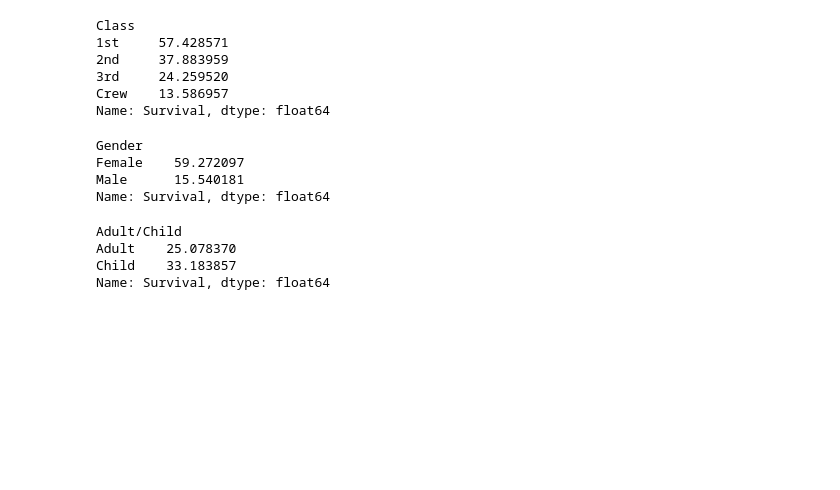
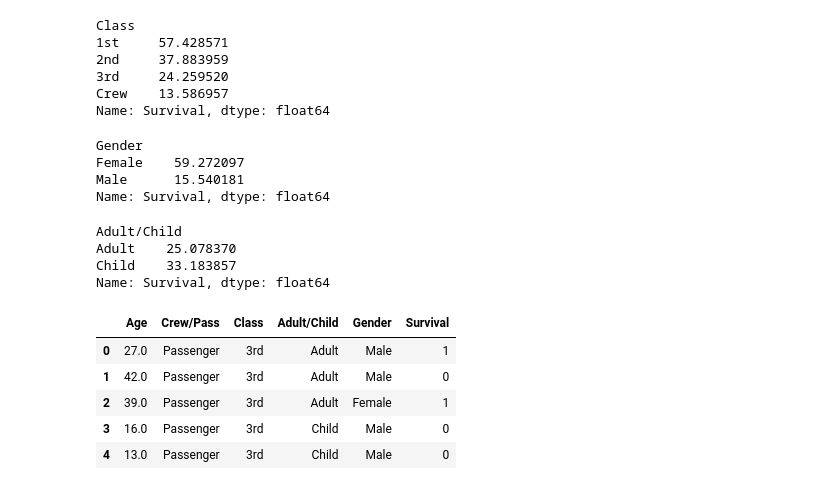
Before and after one commit to curt-mitch/tree-based-models, a Jupyter notebook: Titanic Decision Tree.ipynb, the cells around one changed output. Saved outputs shown, nothing was run; the diff lists cells and outputs as text; code cells hidden in the pictures; blank space fills up the shorter version.

```diff
--- a/Titanic Decision Tree.ipynb
+++ b/Titanic Decision Tree.ipynb
@@ -152,3 +152,13 @@ Adult/Child
 Adult    25.078370
 Child    33.183857
 Name: Survival, dtype: float64
+# %%
+training_data = data[['Age', 'Crew/Pass', 'Class', 'Adult/Child', 'Gender', 'Survival']]
+training_data.head()
+# %% [output]
+|  | Age | Crew/Pass | Class | Adult/Child | Gender | Survival |
+| 0 | 27.0 | Passenger | 3rd | Adult | Male | 1 |
+| 1 | 42.0 | Passenger | 3rd | Adult | Male | 0 |
+| 2 | 39.0 | Passenger | 3rd | Adult | Female | 1 |
+| 3 | 16.0 | Passenger | 3rd | Child | Male | 0 |
+| 4 | 13.0 | Passenger | 3rd | Child | Male | 0 |
```
Also changed, not shown: parts of 12 cells of this notebook, 1 other file.
